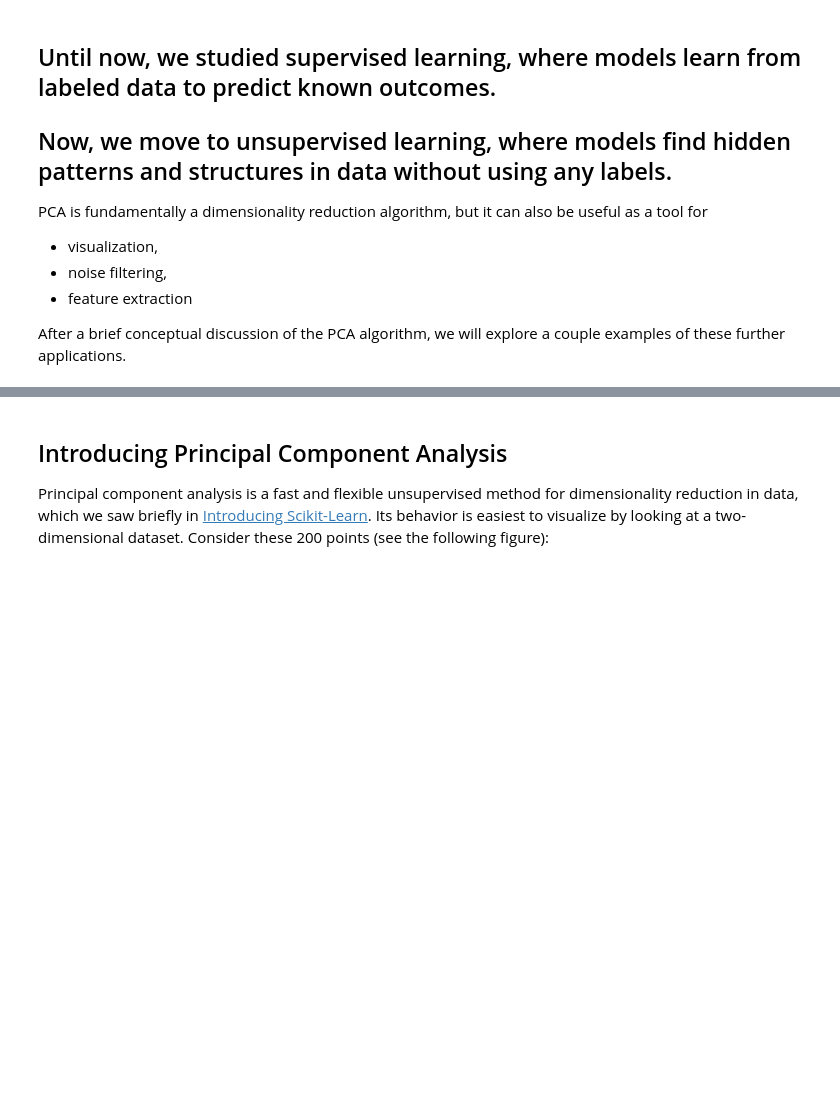
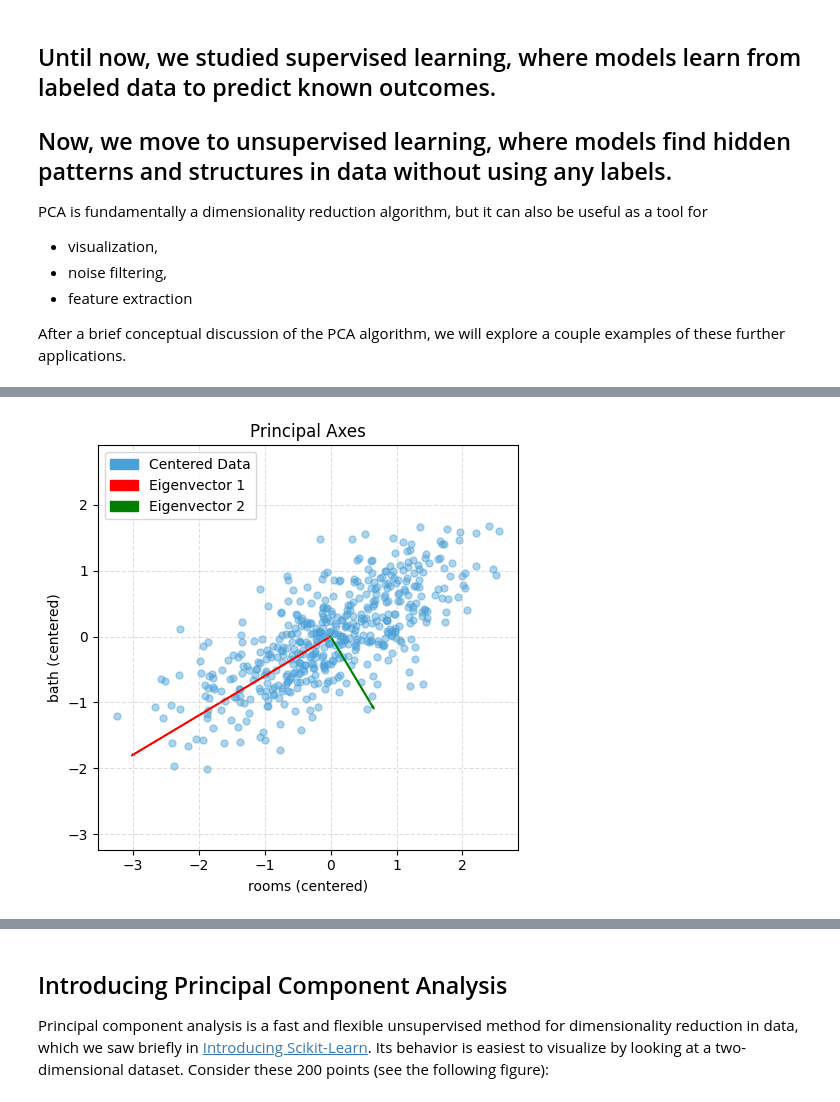
Before and after one commit to rishabh-mondal/Machine-Learing-Lernings, a Jupyter notebook: pca_2.ipynb, the cells around one changed output, grey strips where cells are left out. Cells and saved outputs as stored; diff of their text form; code cells hidden in the pictures; blank space fills up the shorter version.

```diff
--- a/pca_2.ipynb
+++ b/pca_2.ipynb
@@ -20,0 +480,48 @@ import matplotlib.pyplot as plt
+# %%
+# Plot centered data with principal axes (like the example figure)
+import numpy as np
+import matplotlib.pyplot as plt
+from matplotlib.patches import Patch
+
+# ---- choose any two features; here: rooms vs bath from df_new ----
+X2 = df_new[["rooms", "bath"]].values
+
+# Center
+M = X2 - X2.mean(axis=0)
+
+# Covariance and eigendecomposition
+Sigma = (M.T @ M) / (len(M) - 1)
+eigvals, eigvecs = np.linalg.eigh(Sigma)
+idx = np.argsort(eigvals)[::-1]
+eigvals, eigvecs = eigvals[idx], eigvecs[:, idx]
+
+# Scale arrows by sqrt(variance) for visibility
+scale = 3.0
+v1 = eigvecs[:, 0] * np.sqrt(eigvals[0]) * scale
+v2 = eigvecs[:, 1] * np.sqrt(eigvals[1]) * scale
+
+# Plot
+plt.figure(figsize=(5, 5))
+plt.scatter(M[:, 0], M[:, 1], s=25, alpha=0.45, color="#4aa0d8", label="Centered Data")
+
+# Eigenvector 1 (red) and 2 (green)
+plt.arrow(0, 0, v1[0], v1[1], color="red", width=0.01, length_includes_head=True)
+plt.arrow(0, 0, v2[0], v2[1], color="green", width=0.01, length_includes_head=True)
+
+# Legend blocks to match styles
+legend_elements = [
+    Patch(facecolor="#4aa0d8", edgecolor="#4aa0d8", label="Centered Data"),
+    Patch(facecolor="red", edgecolor="red", label="Eigenvector 1"),
+    Patch(facecolor="green", edgecolor="green", label="Eigenvector 2"),
+]
+plt.legend(handles=legend_elements, loc="upper left", frameon=True)
+
+plt.title("Principal Axes")
+plt.xlabel("rooms (centered)")
+plt.ylabel("bath (centered)")
+plt.axis('equal')
+plt.grid(True, linestyle="--", alpha=0.4)
+plt.tight_layout()
+plt.show()
+# %% [output]
+[figure, added]
```
Also changed, not shown: parts of 9 cells of this notebook.
